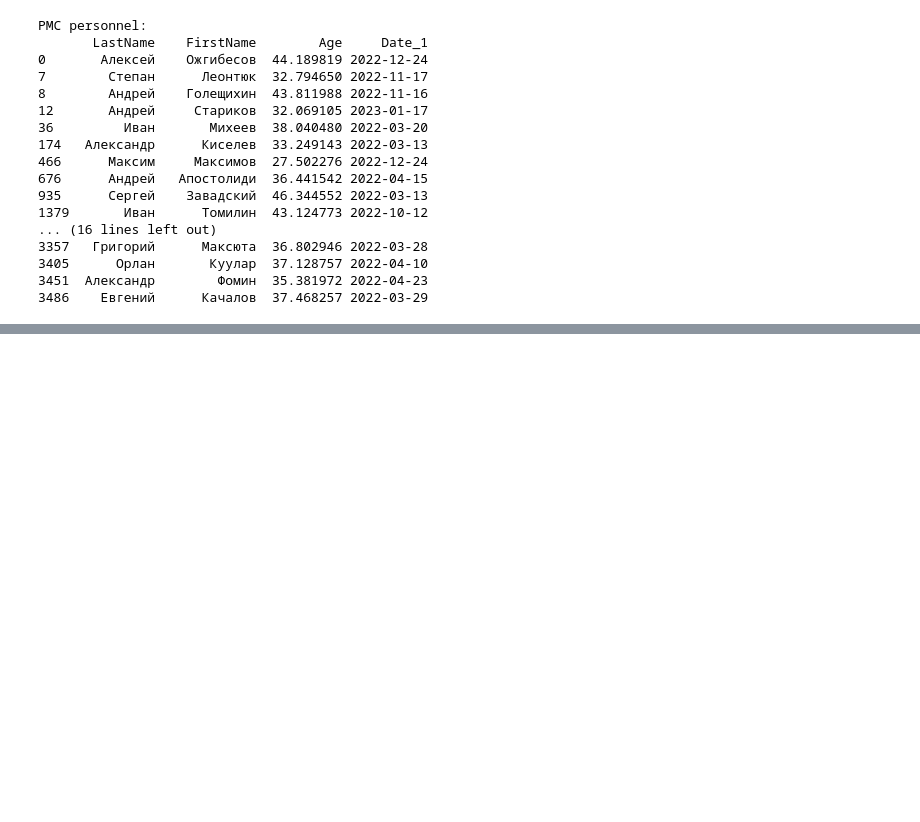
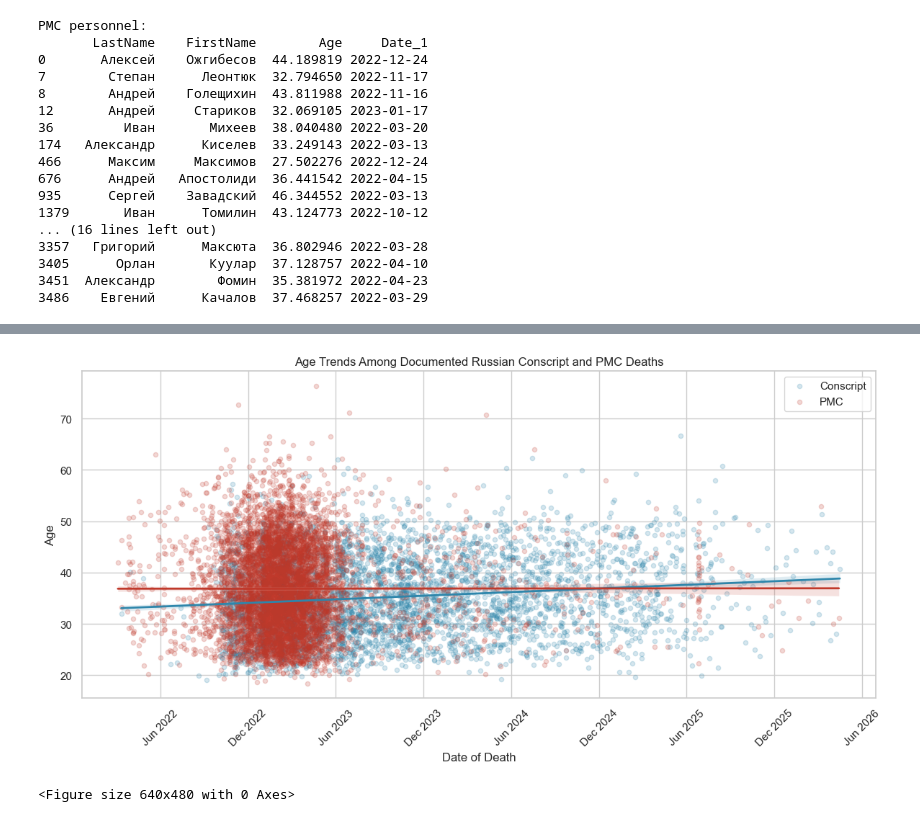
Before and after one commit to lucasanckl66/Ukr_analysis_substack, a Jupyter notebook: total vehicle loss analysis/poteru.ipynb, the cells around one changed output, grey strips where cells are left out. Saved outputs shown, nothing was run; the diff lists cells and outputs as text; code cells hidden in the pictures; blank space fills up the shorter version.

```diff
--- a/total vehicle loss analysis/poteru.ipynb
+++ b/total vehicle loss analysis/poteru.ipynb
@@ -150,0 +310,56 @@ PMC personnel:
+# %%
+plot_data = poteru[
+    poteru["Age"].notna()
+    & (poteru["Age"] > 0)
+    & poteru["Date_1"].notna()
+    & ((poteru["FlagConscript"] == 1) | (poteru["FlagPMC"] == 1))
+].copy()
+
+plot_data["Category"] = "PMC"
+plot_data.loc[plot_data["FlagConscript"] == 1, "Category"] = "Conscript"
+
+plot_data["DateNumeric"] = mdates.date2num(plot_data["Date_1"])
+
+colors = {
+    "Conscript": "#2E86AB",
+    "PMC": "#C0392B"
+}
+
+fig, ax = plt.subplots(figsize=(12, 6))
+
+for category, color in colors.items():
+    subset = plot_data[plot_data["Category"] == category]
+
+    sns.regplot(
+        data=subset,
+        x="DateNumeric",
+        y="Age",
+        scatter_kws={"alpha": 0.2, "s": 20},
+        line_kws={"linewidth": 2},
+        color=color,
+        label=category,
+        ci=95,
+        ax=ax
+    )
+
+ax.xaxis_date()
+ax.xaxis.set_major_locator(mdates.MonthLocator(interval=6))
+ax.xaxis.set_major_formatter(mdates.DateFormatter("%b %Y"))
+
+ax.set_title("Age Trends Among Documented Russian Conscript and PMC Deaths")
+ax.set_xlabel("Date of Death")
+ax.set_ylabel("Age")
+ax.legend(title="")
+plt.xticks(rotation=45)
+plt.tight_layout()
+plt.show()
+
+plt.savefig(
+    "figures/age_pmc_conscripts_linreg",
+    dpi=300,
+    bbox_inches="tight",
+    facecolor="white"
+)
+# %% [output]
+[figure, added]
+<Figure size 640x480 with 0 Axes>
```
Also changed, not shown: parts of 9 cells of this notebook, 8 other files.
